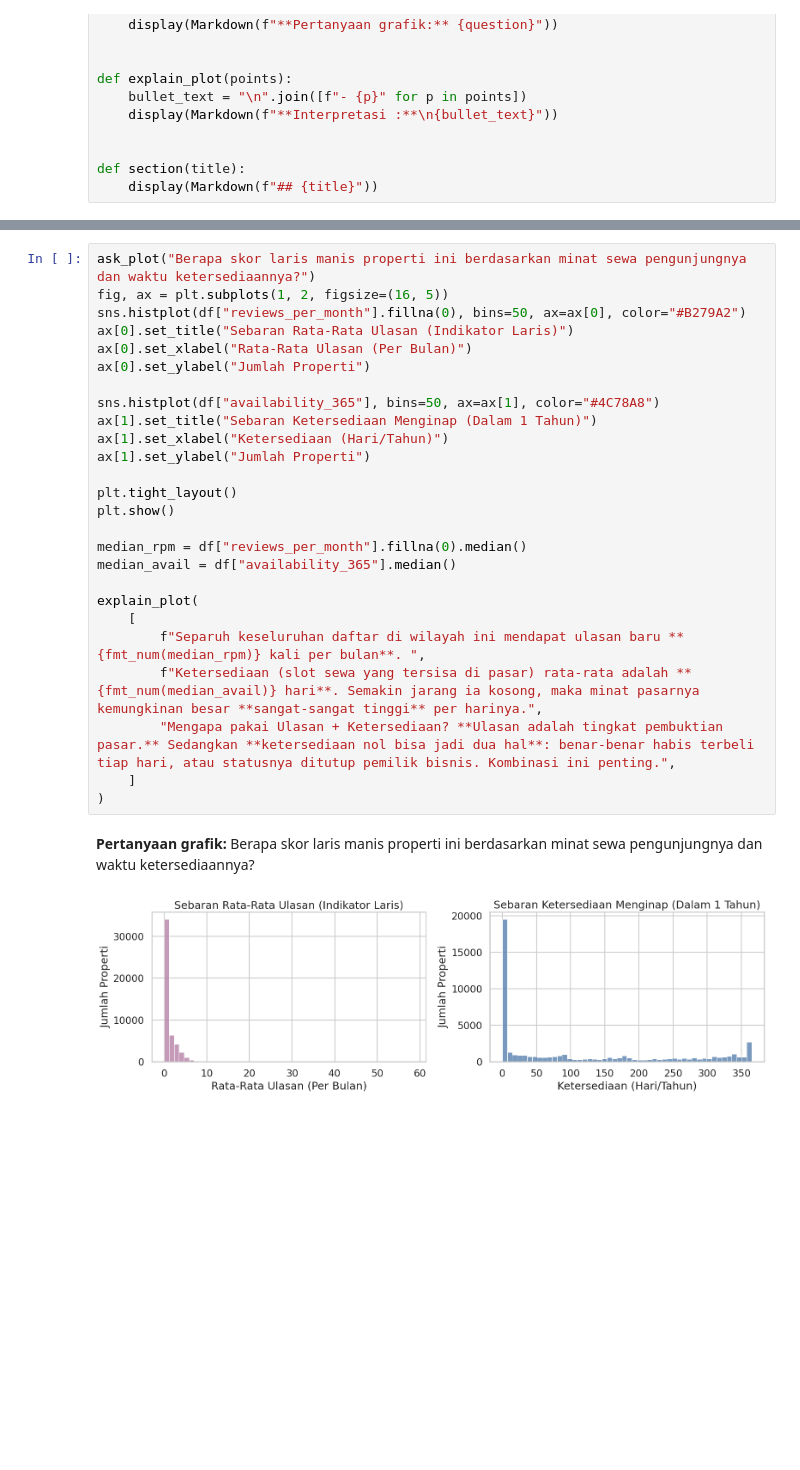
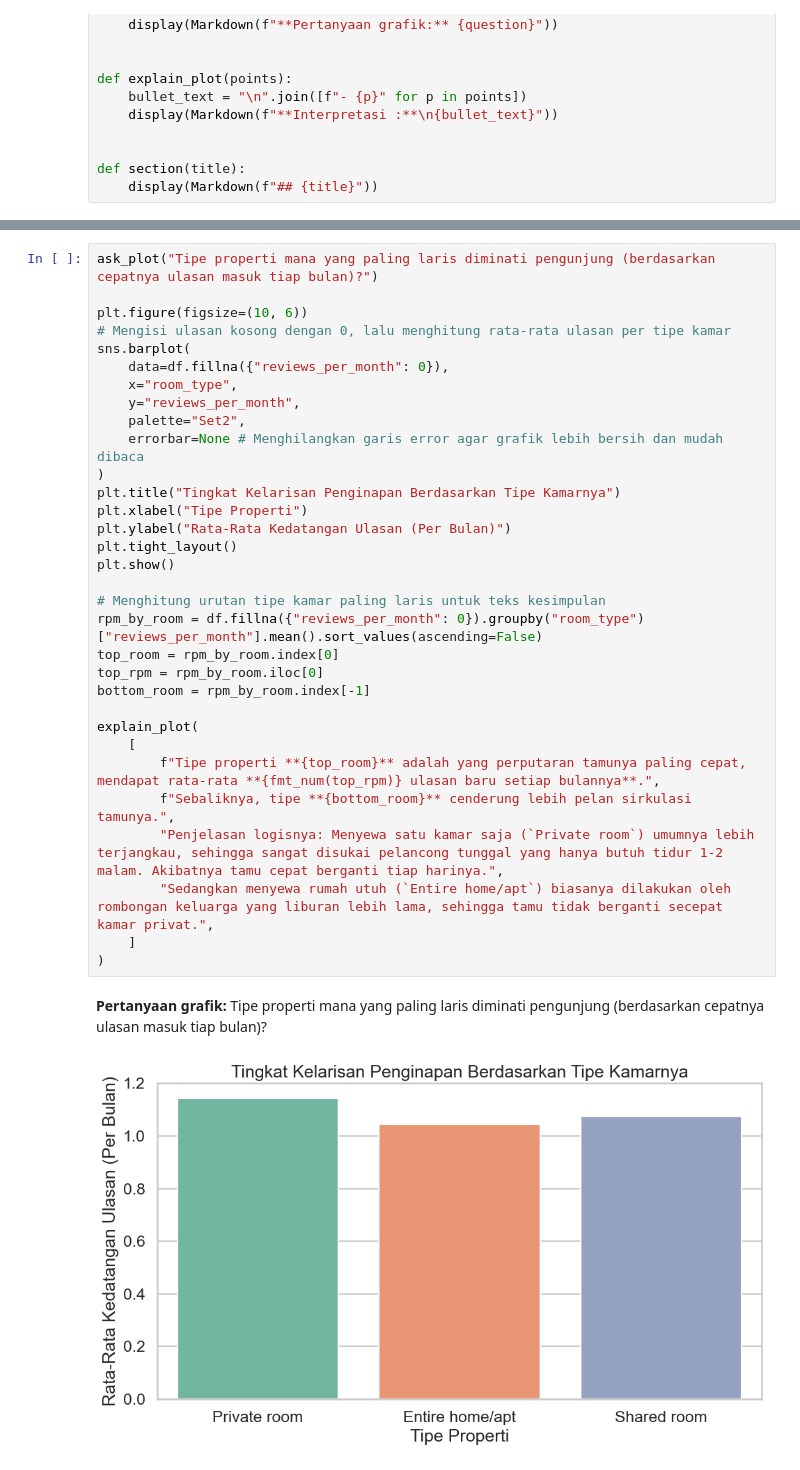
Before and after one commit to erlanggadewasakti/Analitik-Big-Data-Lanjut, a Jupyter notebook: eda.ipynb, the cells around one changed output, grey strips where cells are left out. Cells and saved outputs as stored; diff of their text form; blank space fills up the shorter version.

```diff
--- a/eda.ipynb
+++ b/eda.ipynb
@@ -416,32 +419,38 @@ explain_plot(
 - Namun, ada batasan minoritas elit sebesar **28.00 malam**. Sebagian kecil peminat sewa ini beroperasi bulanan atau menetap agak lama, lebih ke indekos ketimbang model hotel harian.
 - Saran: Bagilah dua model operasi bisnis: pasar penginapan pelancong akhir pekan (jangka pendek) dan pasar sewa panjang.
 # %%
-ask_plot("Berapa skor laris manis properti ini berdasarkan minat sewa pengunjungnya dan waktu ketersediaannya?")
-fig, ax = plt.subplots(1, 2, figsize=(16, 5))
-sns.histplot(df["reviews_per_month"].fillna(0), bins=50, ax=ax[0], color="#B279A2")
-ax[0].set_title("Sebaran Rata-Rata Ulasan (Indikator Laris)")
-ax[0].set_xlabel("Rata-Rata Ulasan (Per Bulan)")
-ax[0].set_ylabel("Jumlah Properti")
+ask_plot("Tipe properti mana yang paling laris diminati pengunjung (berdasarkan cepatnya ulasan masuk tiap bulan)?")
 
-sns.histplot(df["availability_365"], bins=50, ax=ax[1], color="#4C78A8")
-ax[1].set_title("Sebaran Ketersediaan Menginap (Dalam 1 Tahun)")
-ax[1].set_xlabel("Ketersediaan (Hari/Tahun)")
-ax[1].set_ylabel("Jumlah Properti")
-
+plt.figure(figsize=(10, 6))
+# Mengisi ulasan kosong dengan 0, lalu menghitung rata-rata ulasan per tipe kamar
+sns.barplot(
+    data=df.fillna({"reviews_per_month": 0}),
+    x="room_type",
+    y="reviews_per_month",
+    palette="Set2",
+    errorbar=None # Menghilangkan garis error agar grafik lebih bersih dan mudah dibaca
+)
+plt.title("Tingkat Kelarisan Penginapan Berdasarkan Tipe Kamarnya")
+plt.xlabel("Tipe Properti")
+plt.ylabel("Rata-Rata Kedatangan Ulasan (Per Bulan)")
 plt.tight_layout()
 plt.show()
 
-median_rpm = df["reviews_per_month"].fillna(0).median()
-median_avail = df["availability_365"].median()
+# Menghitung urutan tipe kamar paling laris untuk teks kesimpulan
+rpm_by_room = df.fillna({"reviews_per_month": 0}).groupby("room_type")["reviews_per_month"].mean().sort_values(ascending=False)
+top_room = rpm_by_room.index[0]
+top_rpm = rpm_by_room.iloc[0]
+bottom_room = rpm_by_room.index[-1]
 
 explain_plot(
     [
-        f"Separuh keseluruhan daftar di wilayah ini mendapat ulasan baru **{fmt_num(median_rpm)} kali per bulan**. ",
-        f"Ketersediaan (slot sewa yang tersisa di pasar) rata-rata adalah **{fmt_num(median_avail)} hari**. Semakin jarang ia kosong, maka minat pasarnya kemungkinan besar **sangat-sangat tinggi** per harinya.",
-        "Mengapa pakai Ulasan + Ketersediaan? **Ulasan adalah tingkat pembuktian pasar.** Sedangkan **ketersediaan nol bisa jadi dua hal**: benar-benar habis terbeli tiap hari, atau statusnya ditutup pemilik bisnis. Kombinasi ini penting.",
+        f"Tipe properti **{top_room}** adalah yang perputaran tamunya paling cepat, mendapat rata-rata **{fmt_num(top_rpm)} ulasan baru setiap bulannya**.",
+        f"Sebaliknya, tipe **{bottom_room}** cenderung lebih pelan sirkulasi tamunya.",
+        "Penjelasan logisnya: Menyewa satu kamar saja (`Private room`) umumnya lebih terjangkau, sehingga sangat disukai pelancong tunggal yang hanya butuh tidur 1-2 malam. Akibatnya tamu cepat berganti tiap harinya.",
+        "Sedangkan menyewa rumah utuh (`Entire home/apt`) biasanya dilakukan oleh rombongan keluarga yang liburan lebih lama, sehingga tamu tidak berganti secepat kamar privat.",
     ]
 )
 # %% [output]
-**Pertanyaan grafik:** Berapa skor laris manis properti ini berdasarkan minat sewa pengunjungnya dan waktu ketersediaannya?
+**Pertanyaan grafik:** Tipe properti mana yang paling laris diminati pengunjung (berdasarkan cepatnya ulasan masuk tiap bulan)?
-[figure, old version]
+[figure, new version]
 **Interpretasi :**
```
Also changed, not shown: parts of 13 cells of this notebook.
